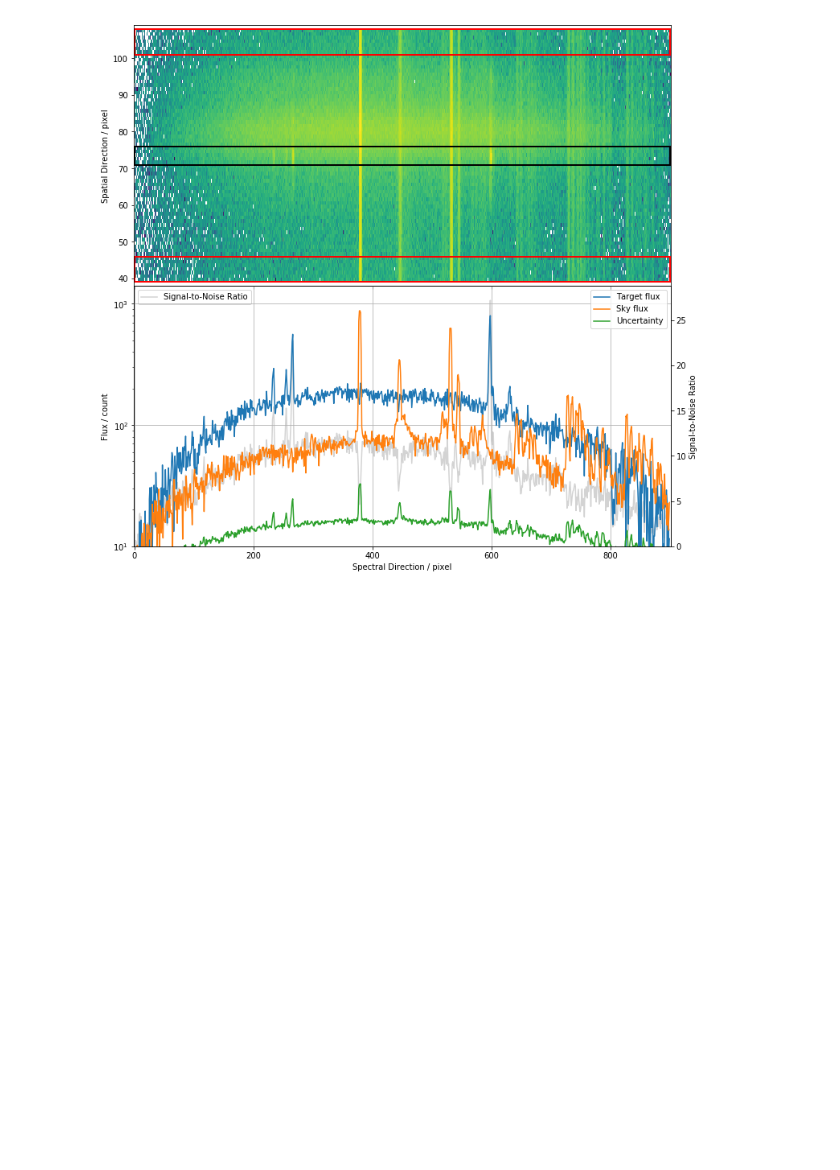
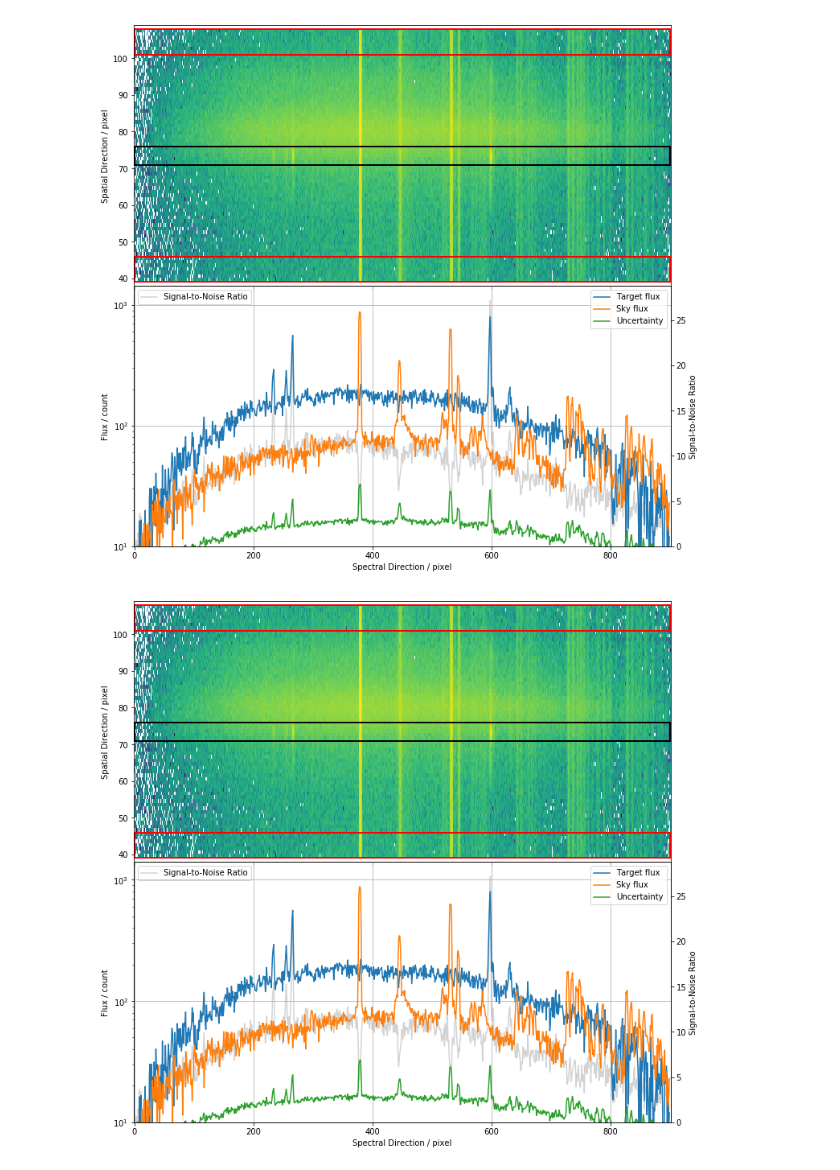
Before and after one commit to cylammarco/ASPIRED, a Jupyter notebook: SPRAT_2dspec_AT2019fsw.ipynb, the cells around one changed output. Drawn from its saved outputs; the diff is of its cells as text; code cells hidden in the pictures; blank space fills up the shorter version.

```diff
--- a/SPRAT_2dspec_AT2019fsw.ipynb
+++ b/SPRAT_2dspec_AT2019fsw.ipynb
@@ -96,3 +83,17 @@ spec, sky, err = twodspec.ap_extract(
     display=True)
 # %% [output]
 [figure]
+# %%
+# Optimal extraction with sky fit
+spec_skyfit, sky_skyfit, err_skyfit = twodspec.ap_extract(
+    sprat_data,
+    np.ones(len(spec_mask))*74.,
+    np.ones(len(spec_mask))*3.,
+    spatial_mask=spatial_mask,
+    spec_mask=spec_mask,
+    apwidth=2,
+    skysep=25,
+    skydeg=1,
+    display=True)
+# %% [output]
+[figure, added]
```
Also changed, not shown: parts of 5 cells of this notebook.
